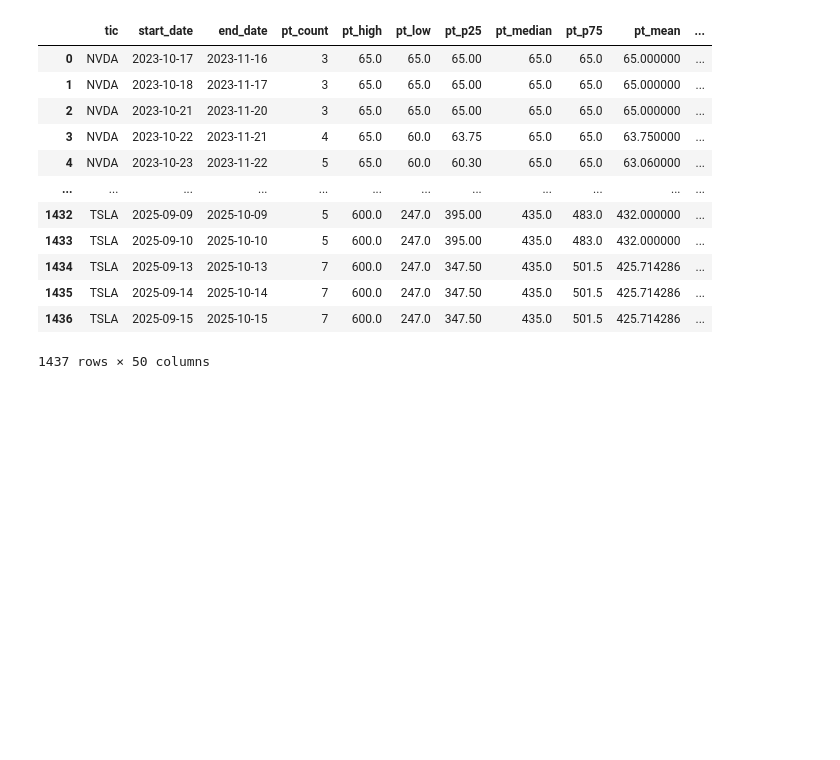
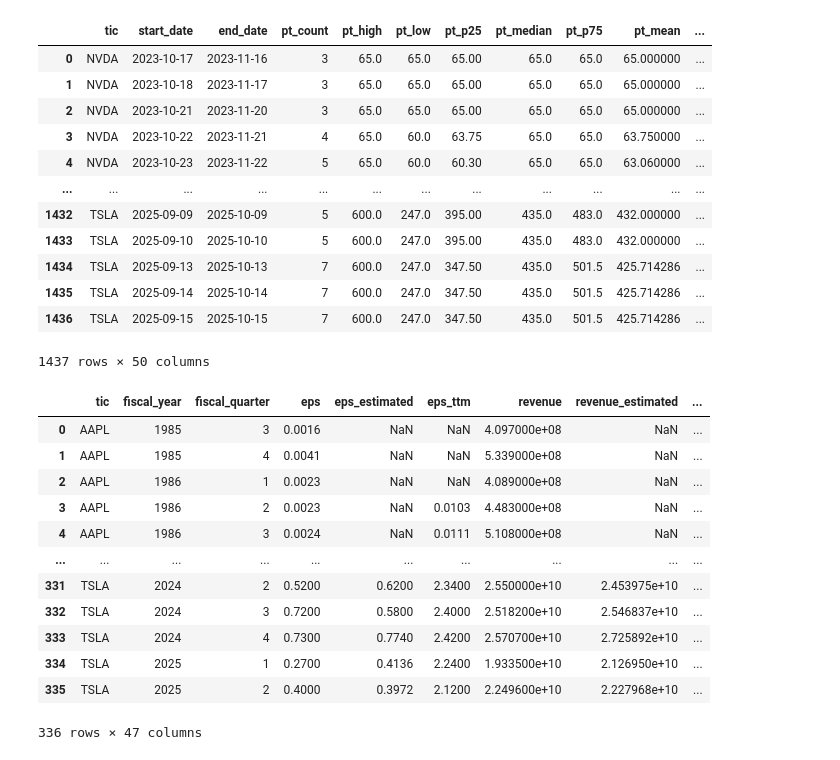
Before and after one commit to vincentsham/stock_ai_app, a Jupyter notebook: server/database/db_core_queries.ipynb, the cells around one changed output. Saved outputs shown, nothing was run; the diff lists cells and outputs as text; code cells hidden in the pictures; blank space fills up the shorter version.

Commit message:
complete earnings metrics

```diff
--- a/server/database/db_core_queries.ipynb
+++ b/server/database/db_core_queries.ipynb
@@ -237,3 +237,27 @@ if conn:
 | 1435 | TSLA | 2025-09-14 | 2025-10-14 | 7 | 600.0 | 247.0 | 347.50 | 435.0 | 501.5 | 425.714286 | ... |
 | 1436 | TSLA | 2025-09-15 | 2025-10-15 | 7 | 600.0 | 247.0 | 347.50 | 435.0 | 501.5 | 425.714286 | ... |
 1437 rows × 50 columns
+# %%
+# Query the `earnings_metrics` table
+conn = connect_to_db()
+if conn:
+    query = "SELECT * FROM core.earnings_metrics ORDER BY tic, fiscal_year, fiscal_quarter;"
+    df = pd.read_sql_query(query, conn)
+    conn.close()
+
+    # Display the data
+    display(df)
+# %% [output]
+|  | tic | fiscal_year | fiscal_quarter | eps | eps_estimated | eps_ttm | revenue | revenue_estimated | ... |
+| 0 | AAPL | 1985 | 3 | 0.0016 | NaN | NaN | 4.097000e+08 | NaN | ... |
+| 1 | AAPL | 1985 | 4 | 0.0041 | NaN | NaN | 5.339000e+08 | NaN | ... |
+| 2 | AAPL | 1986 | 1 | 0.0023 | NaN | NaN | 4.089000e+08 | NaN | ... |
+| 3 | AAPL | 1986 | 2 | 0.0023 | NaN | 0.0103 | 4.483000e+08 | NaN | ... |
+| 4 | AAPL | 1986 | 3 | 0.0024 | NaN | 0.0111 | 5.108000e+08 | NaN | ... |
+| ... | ... | ... | ... | ... | ... | ... | ... | ... | ... |
+| 331 | TSLA | 2024 | 2 | 0.5200 | 0.6200 | 2.3400 | 2.550000e+10 | 2.453975e+10 | ... |
+| 332 | TSLA | 2024 | 3 | 0.7200 | 0.5800 | 2.4000 | 2.518200e+10 | 2.546837e+10 | ... |
+| 333 | TSLA | 2024 | 4 | 0.7300 | 0.7740 | 2.4200 | 2.570700e+10 | 2.725892e+10 | ... |
+| 334 | TSLA | 2025 | 1 | 0.2700 | 0.4136 | 2.2400 | 1.933500e+10 | 2.126950e+10 | ... |
+| 335 | TSLA | 2025 | 2 | 0.4000 | 0.3972 | 2.1200 | 2.249600e+10 | 2.227968e+10 | ... |
+336 rows × 47 columns
```
Also changed, not shown: parts of 4 cells of this notebook, 4 other files.
